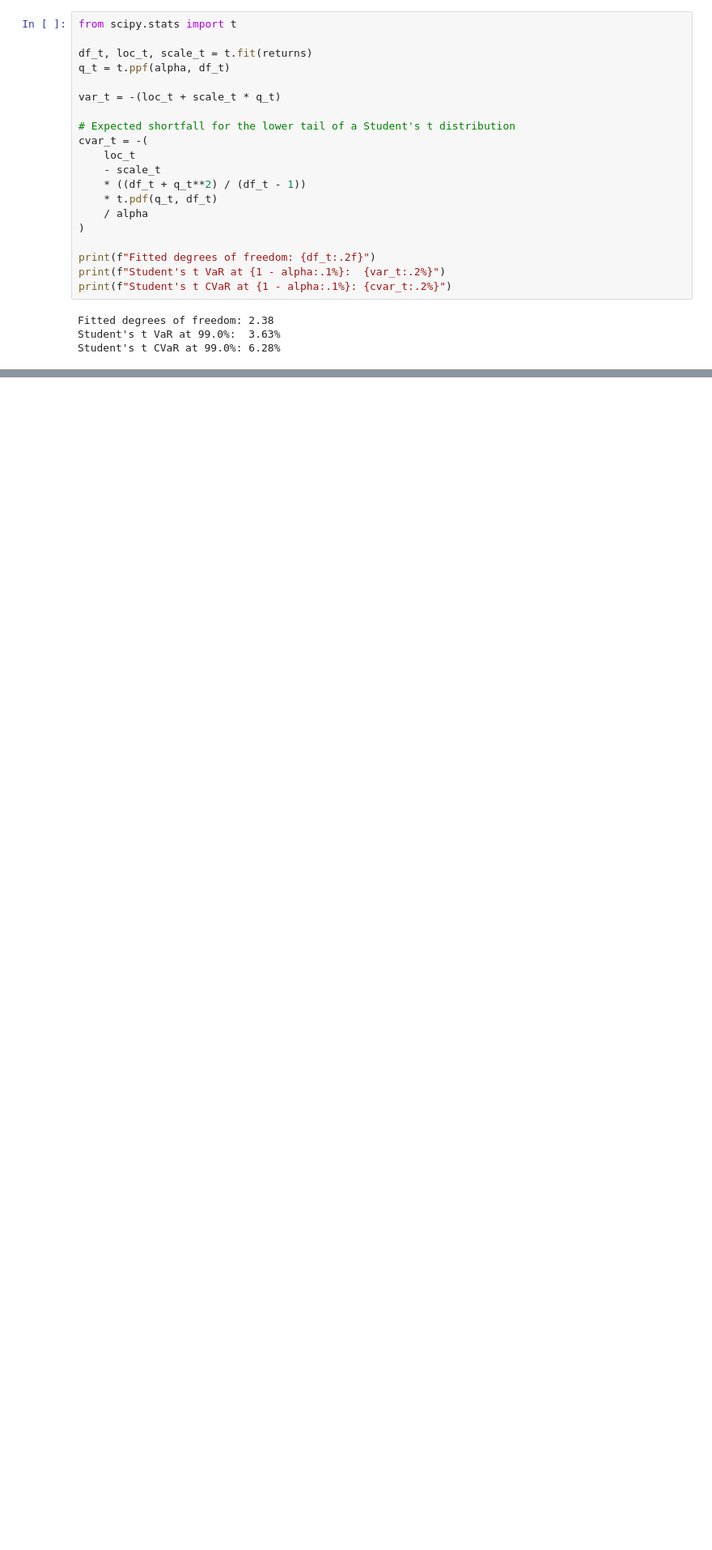
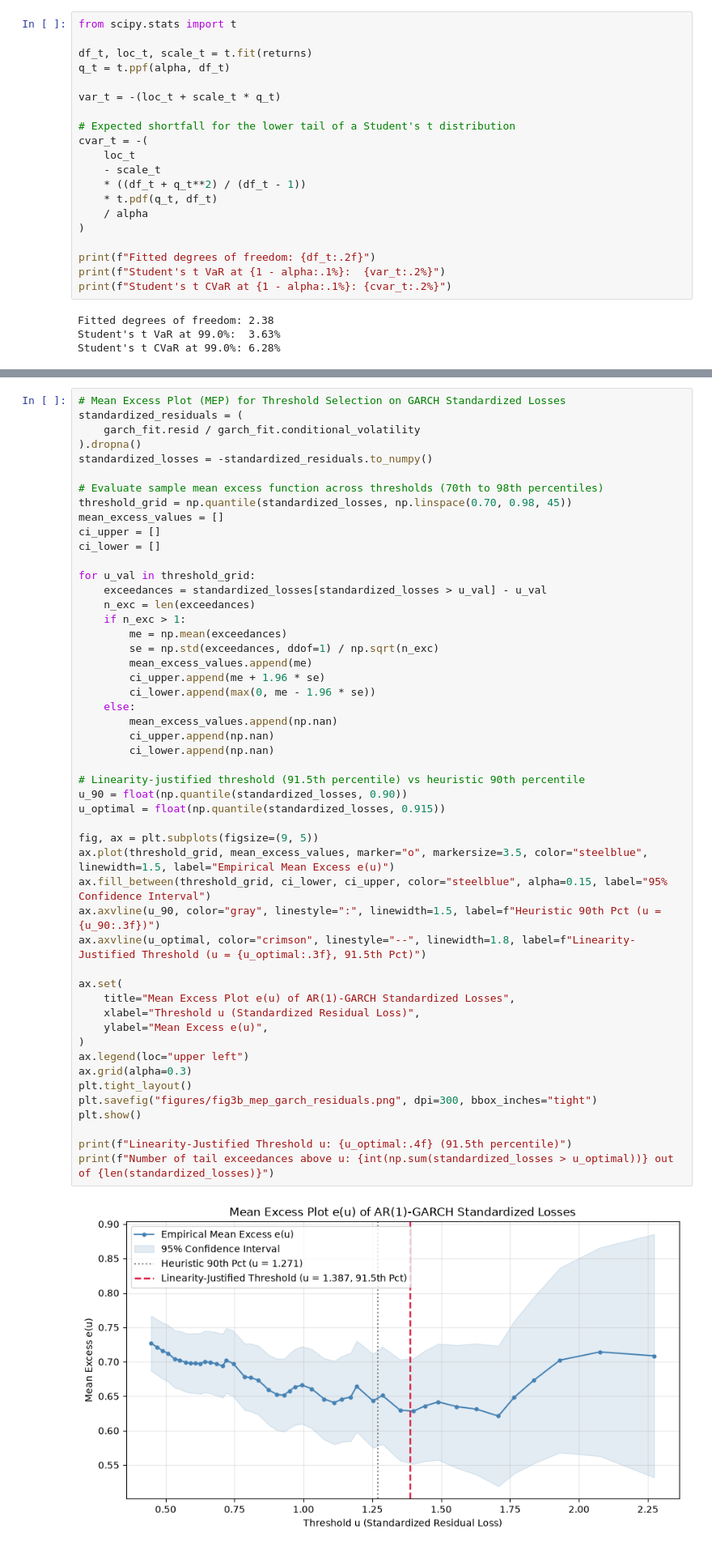
Before and after one commit to adhyanambisan/EVT, a Jupyter notebook: Tail_Risk.ipynb, the cells around one changed output, grey strips where cells are left out. Shown at 81% size. Drawn from its saved outputs; the diff is of its cells as text; blank space fills up the shorter version.

```diff
--- a/Tail_Risk.ipynb
+++ b/Tail_Risk.ipynb
@@ -372,0 +254,52 @@ Reject the null: evidence of ARCH effects supports modeling time-varying volatil
+# %%
+# Mean Excess Plot (MEP) for Threshold Selection on GARCH Standardized Losses
+standardized_residuals = (
+    garch_fit.resid / garch_fit.conditional_volatility
+).dropna()
+standardized_losses = -standardized_residuals.to_numpy()
+
+# Evaluate sample mean excess function across thresholds (70th to 98th percentiles)
+threshold_grid = np.quantile(standardized_losses, np.linspace(0.70, 0.98, 45))
+mean_excess_values = []
+ci_upper = []
+ci_lower = []
+
+for u_val in threshold_grid:
+    exceedances = standardized_losses[standardized_losses > u_val] - u_val
+    n_exc = len(exceedances)
+    if n_exc > 1:
+        me = np.mean(exceedances)
+        se = np.std(exceedances, ddof=1) / np.sqrt(n_exc)
+        mean_excess_values.append(me)
+        ci_upper.append(me + 1.96 * se)
+        ci_lower.append(max(0, me - 1.96 * se))
+    else:
+        mean_excess_values.append(np.nan)
+        ci_upper.append(np.nan)
+        ci_lower.append(np.nan)
+
+# Linearity-justified threshold (91.5th percentile) vs heuristic 90th percentile
+u_90 = float(np.quantile(standardized_losses, 0.90))
+u_optimal = float(np.quantile(standardized_losses, 0.915))
+
+fig, ax = plt.subplots(figsize=(9, 5))
+ax.plot(threshold_grid, mean_excess_values, marker="o", markersize=3.5, color="steelblue", linewidth=1.5, label="Empirical Mean Excess e(u)")
+ax.fill_between(threshold_grid, ci_lower, ci_upper, color="steelblue", alpha=0.15, label="95% Confidence Interval")
+ax.axvline(u_90, color="gray", linestyle=":", linewidth=1.5, label=f"Heuristic 90th Pct (u = {u_90:.3f})")
+ax.axvline(u_optimal, color="crimson", linestyle="--", linewidth=1.8, label=f"Linearity-Justified Threshold (u = {u_optimal:.3f}, 91.5th Pct)")
+
+ax.set(
+    title="Mean Excess Plot e(u) of AR(1)-GARCH Standardized Losses",
+    xlabel="Threshold u (Standardized Residual Loss)",
+    ylabel="Mean Excess e(u)",
+)
+ax.legend(loc="upper left")
+ax.grid(alpha=0.3)
+plt.tight_layout()
+plt.savefig("figures/fig3b_mep_garch_residuals.png", dpi=300, bbox_inches="tight")
+plt.show()
+
+print(f"Linearity-Justified Threshold u: {u_optimal:.4f} (91.5th percentile)")
+print(f"Number of tail exceedances above u: {int(np.sum(standardized_losses > u_optimal))} out of {len(standardized_losses)}")
+# %% [output]
+[figure, added]
```
Also changed, not shown: parts of 20 cells of this notebook, 14 other files.
